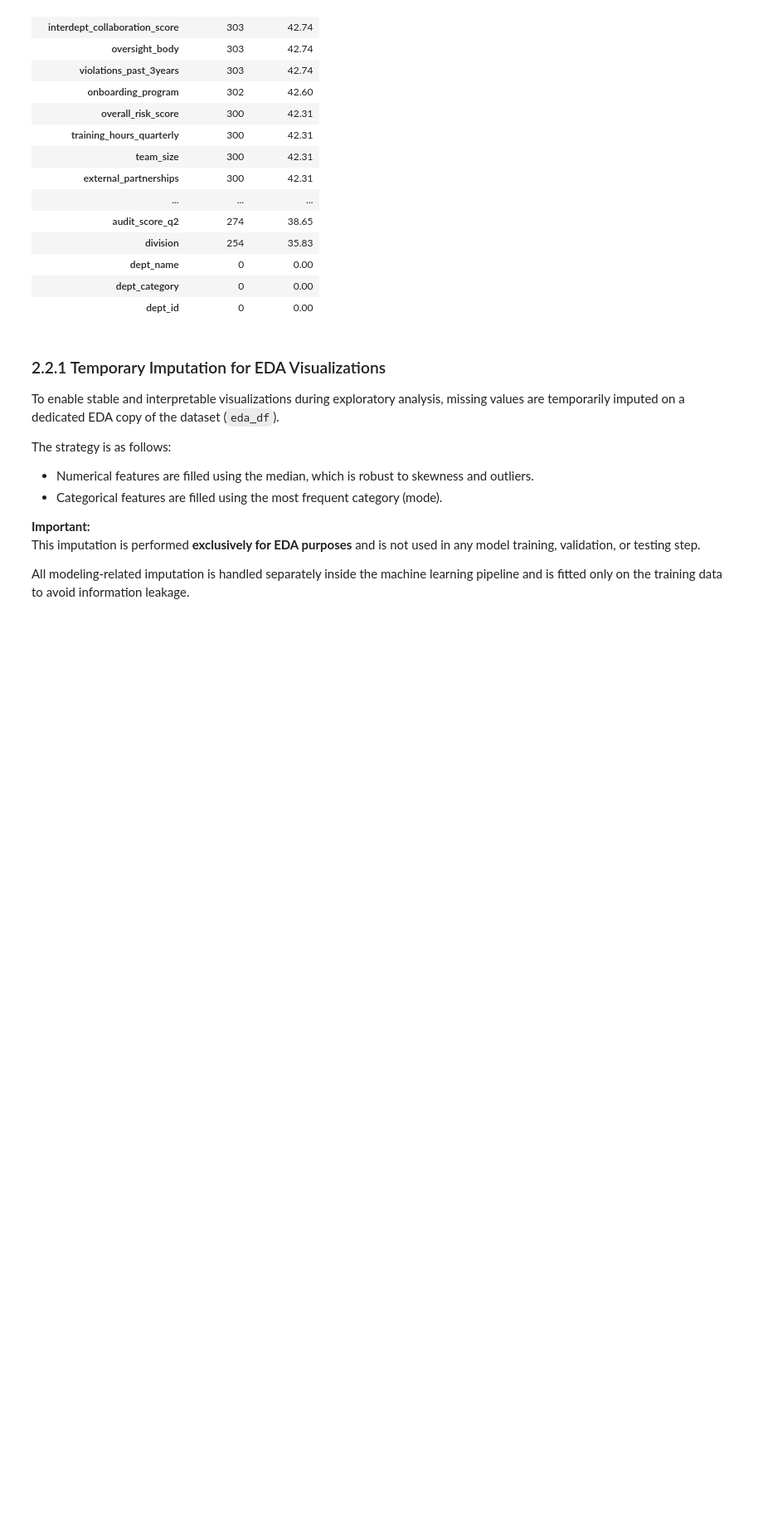
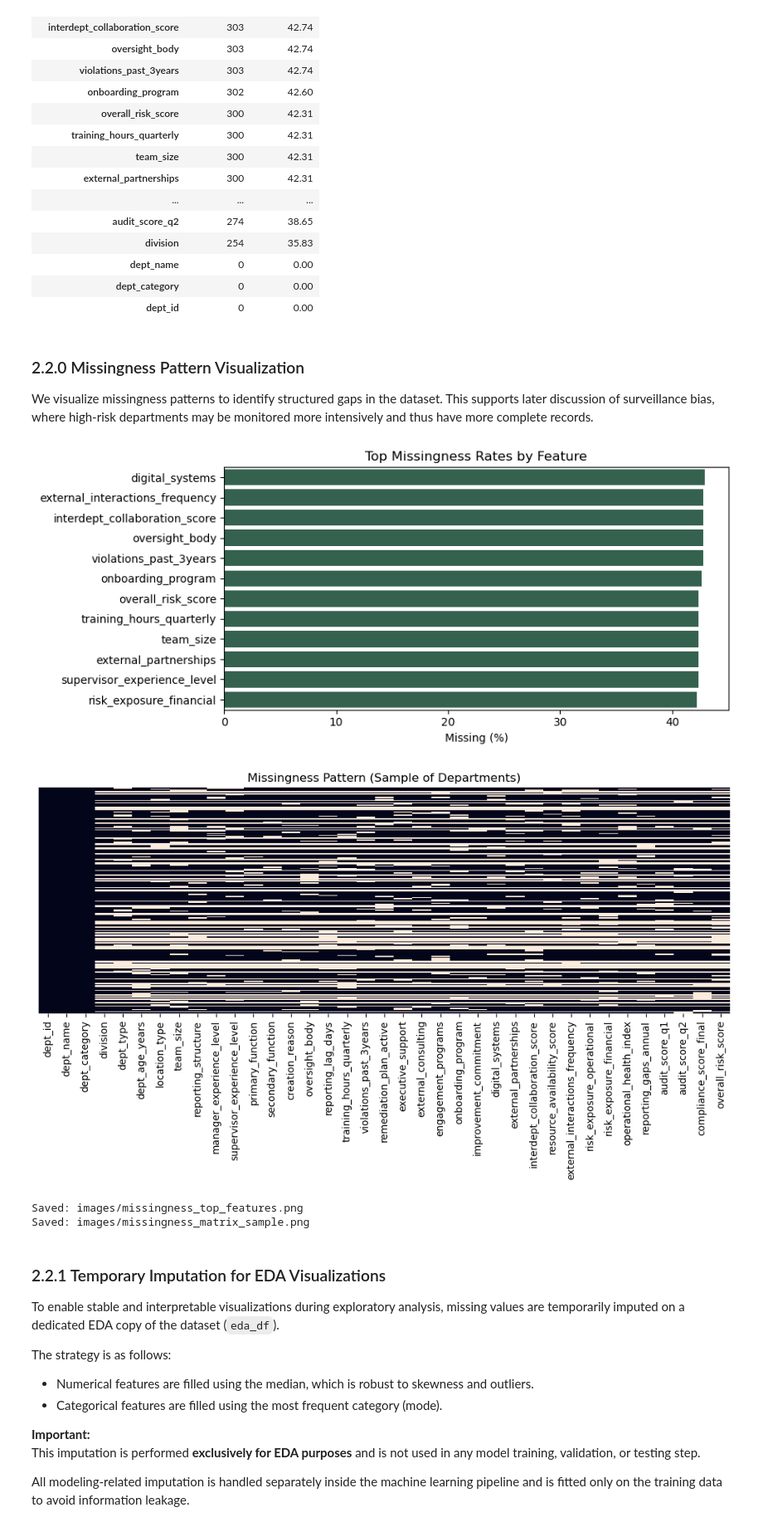
Before and after one commit to deniztaylan06/PROJECT_321551, a Jupyter notebook: main.ipynb, the cells around one changed output. Shown at 83% size. Saved outputs shown, nothing was run; the diff lists cells and outputs as text; code cells hidden in the pictures; blank space fills up the shorter version.

```diff
--- a/main.ipynb
+++ b/main.ipynb
@@ -196,6 +196,52 @@ miss_table
 | dept_name | 0 | 0.00 |
 | dept_category | 0 | 0.00 |
 | dept_id | 0 | 0.00 |
+# %% [markdown]
+### 2.2.0 Missingness Pattern Visualization
+
+We visualize missingness patterns to identify structured gaps in the dataset.
+This supports later discussion of surveillance bias, where high-risk departments may be monitored more intensively and thus have more complete records.
+# %%
+import os
+
+images_dir = "images"
+os.makedirs(images_dir, exist_ok=True)
+
+missing_plot_df = (
+    miss_table[miss_table["miss_percent"] > 0]
+    .head(12)
+    .reset_index()
+    .rename(columns={"index": "feature"})
+)
+
+plt.figure(figsize=(9, 4))
+sns.barplot(data=missing_plot_df, x="miss_percent", y="feature", color="#2d6a4f")
+plt.title("Top Missingness Rates by Feature")
+plt.xlabel("Missing (%)")
+plt.ylabel("")
+plt.tight_layout()
+miss_bar_path = os.path.join(images_dir, "missingness_top_features.png")
+plt.savefig(miss_bar_path, dpi=300)
+plt.show()
+plt.close()
+
+sampled = departments.sample(n=min(len(departments), 200), random_state=42)
+plt.figure(figsize=(10, 6))
+sns.heatmap(sampled.isnull(), cbar=False, yticklabels=False)
+plt.title("Missingness Pattern (Sample of Departments)")
+plt.tight_layout()
+miss_matrix_path = os.path.join(images_dir, "missingness_matrix_sample.png")
+plt.savefig(miss_matrix_path, dpi=300)
+plt.show()
+plt.close()
+
+print("Saved:", miss_bar_path)
+print("Saved:", miss_matrix_path)
+# %% [output]
+[figure, added]
+[figure, added]
+Saved: images/missingness_top_features.png
+Saved: images/missingness_matrix_sample.png
 # %% [markdown]
 ### 2.2.1 Temporary Imputation for EDA Visualizations
 
```
Also changed, not shown: parts of 20 cells of this notebook, 20 other files.
